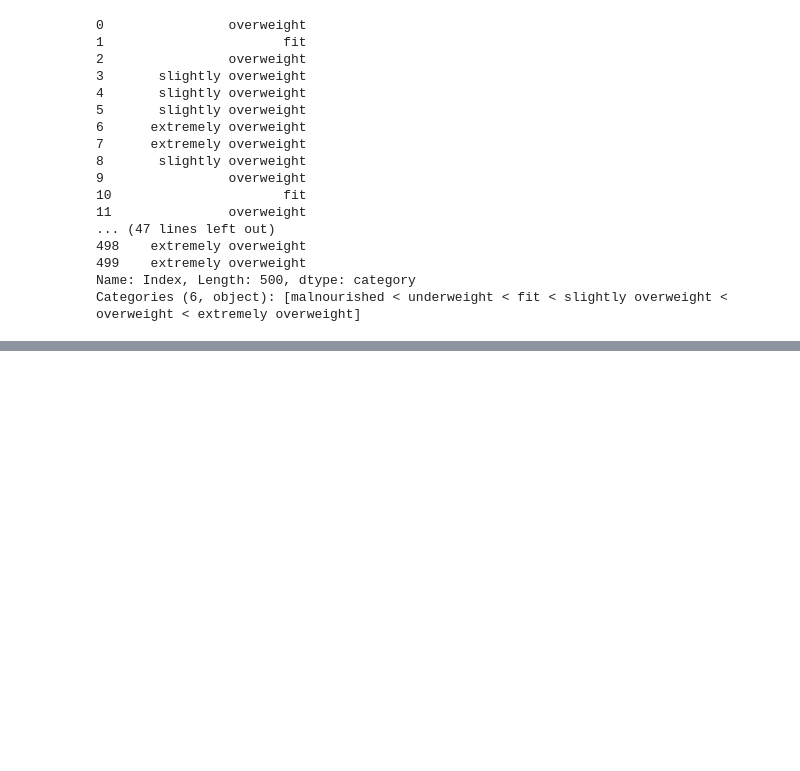
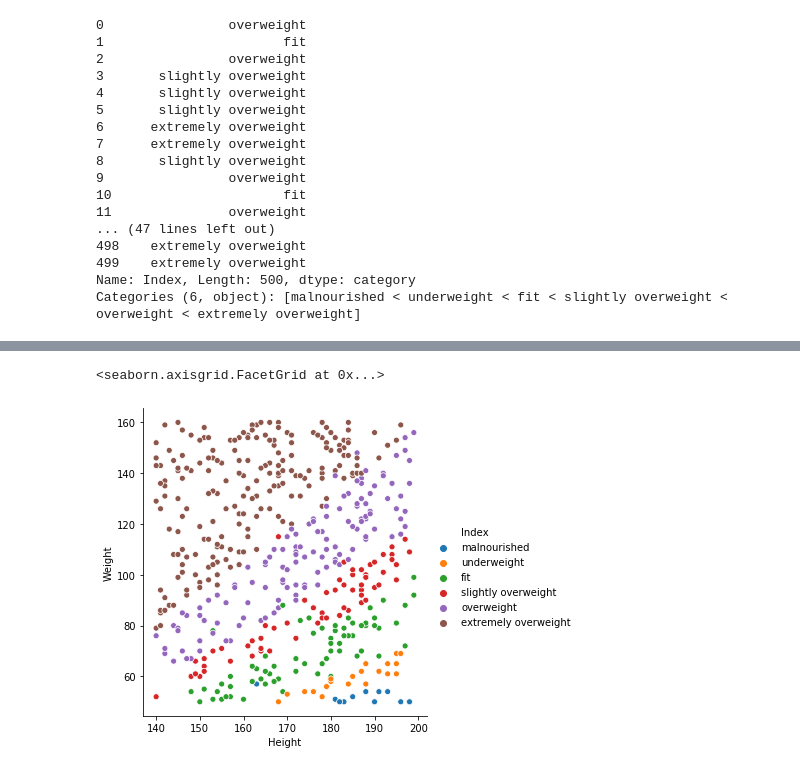
Before and after one commit to SiddarthSamdani/BMI, a Jupyter notebook: BMI.ipynb, the cells around one changed output, grey strips where cells are left out. Saved outputs shown, nothing was run; the diff lists cells and outputs as text; code cells hidden in the pictures; blank space fills up the shorter version.

```diff
--- a/BMI.ipynb
+++ b/BMI.ipynb
@@ -85,0 +112,5 @@ Categories (6, object): [malnourished < underweight < fit < slightly overweight
+# %%
+sns.relplot(x="Height", y="Weight", hue="Index", data=data)
+# %% [output]
+<seaborn.axisgrid.FacetGrid at 0x...>
+[figure, added]
```
Also changed, not shown: parts of 4 cells of this notebook.
